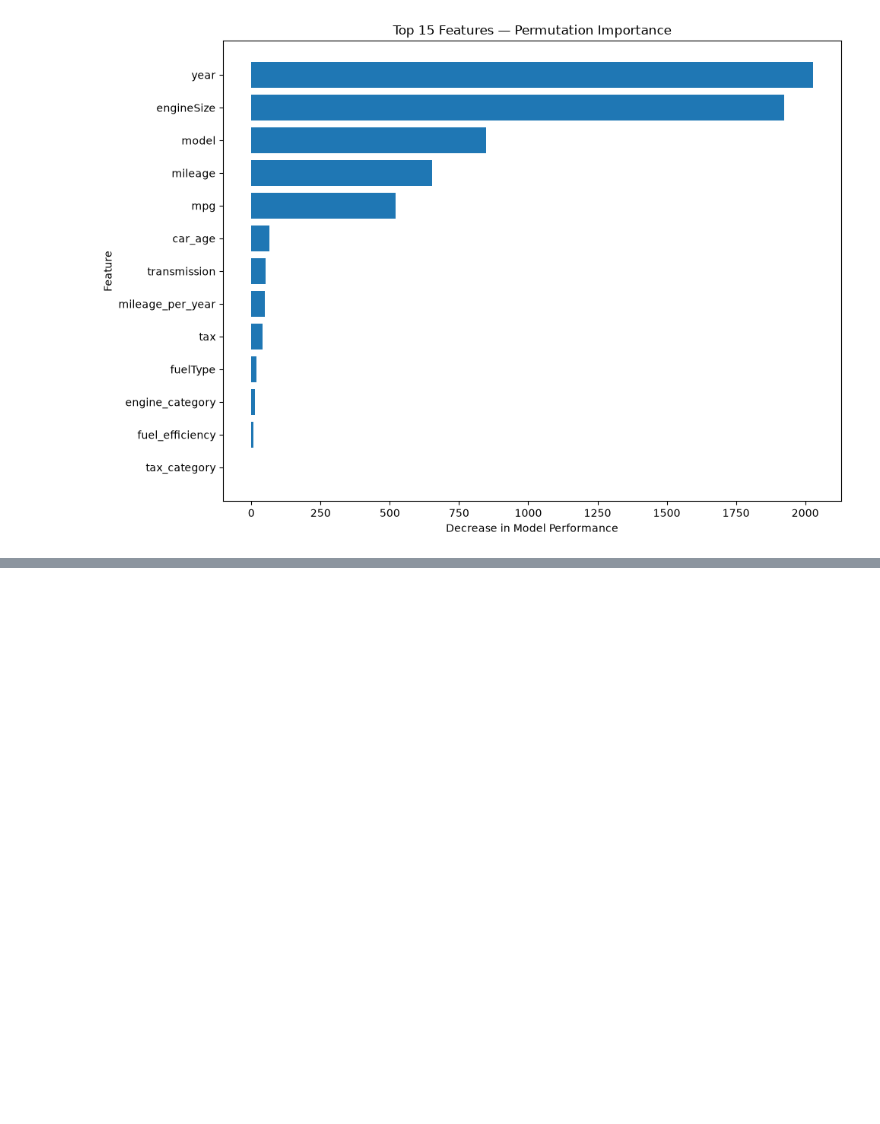
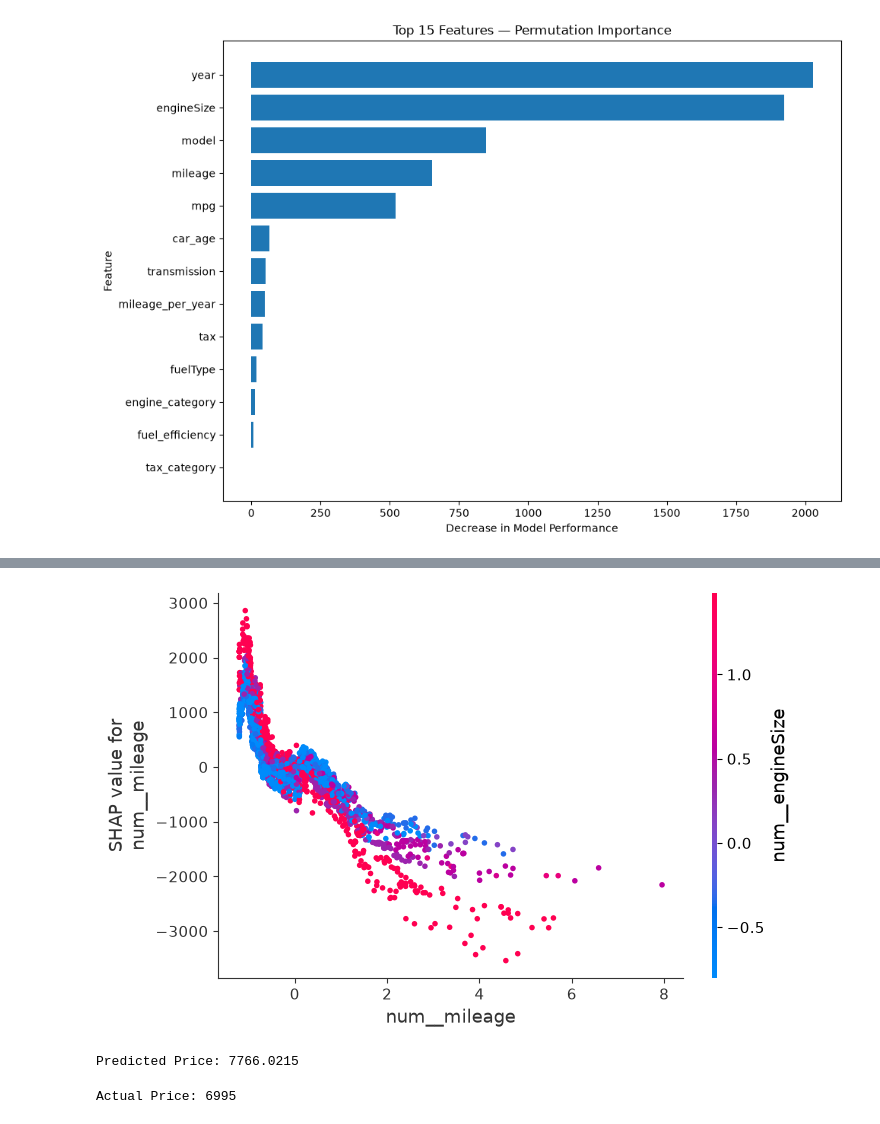
Before and after one commit to krishiv-3/AutoPrice-AI-Pro, a Jupyter notebook: notebooks/16_Model_Explainability.ipynb, the cells around one changed output, grey strips where cells are left out. Cells and saved outputs as stored; diff of their text form; code cells hidden in the pictures; blank space fills up the shorter version.

```diff
--- a/notebooks/16_Model_Explainability.ipynb
+++ b/notebooks/16_Model_Explainability.ipynb
@@ -283,0 +360,9 @@ plt.show()
+# %%
+shap.dependence_plot(
+    "num__mileage",
+    shap_values,
+    X_test_transformed,
+    feature_names=feature_names
+)
+# %% [output]
+[figure, added]
@@ -283,0 +373,10 @@ plt.show()
+# %%
+sample_prediction = xgb_pipeline.predict(sample)[0]
+
+print("Predicted Price:", sample_prediction)
+# %% [output]
+Predicted Price: 7766.0215
+# %%
+print("Actual Price:", y_test.iloc[sample_index])
+# %% [output]
+Actual Price: 6995
```
Also changed, not shown: parts of 61 cells of this notebook.
